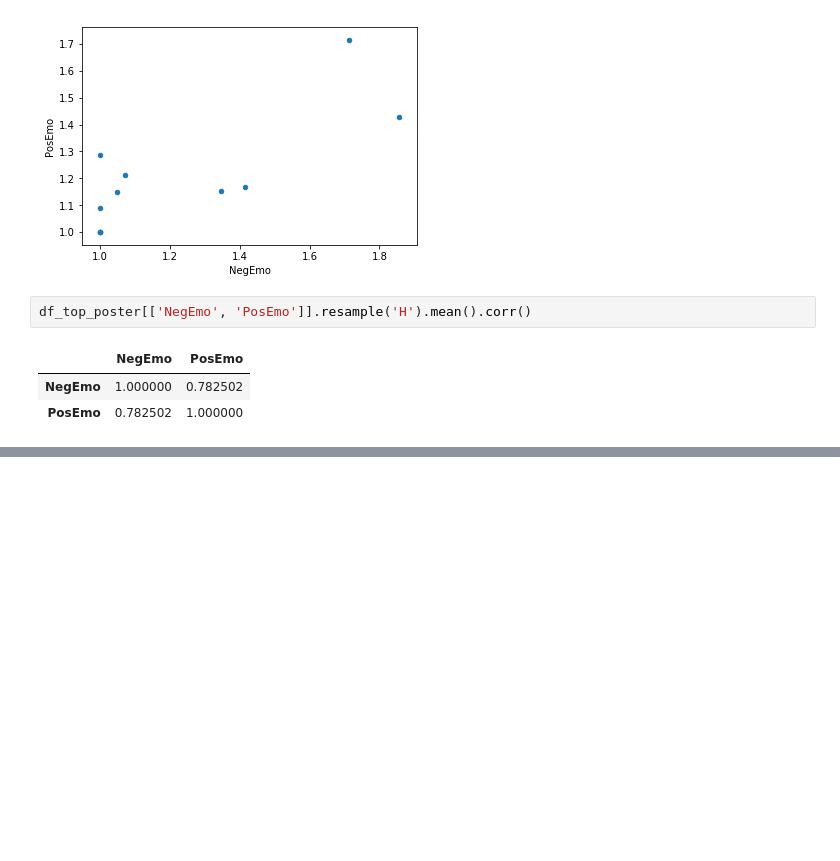
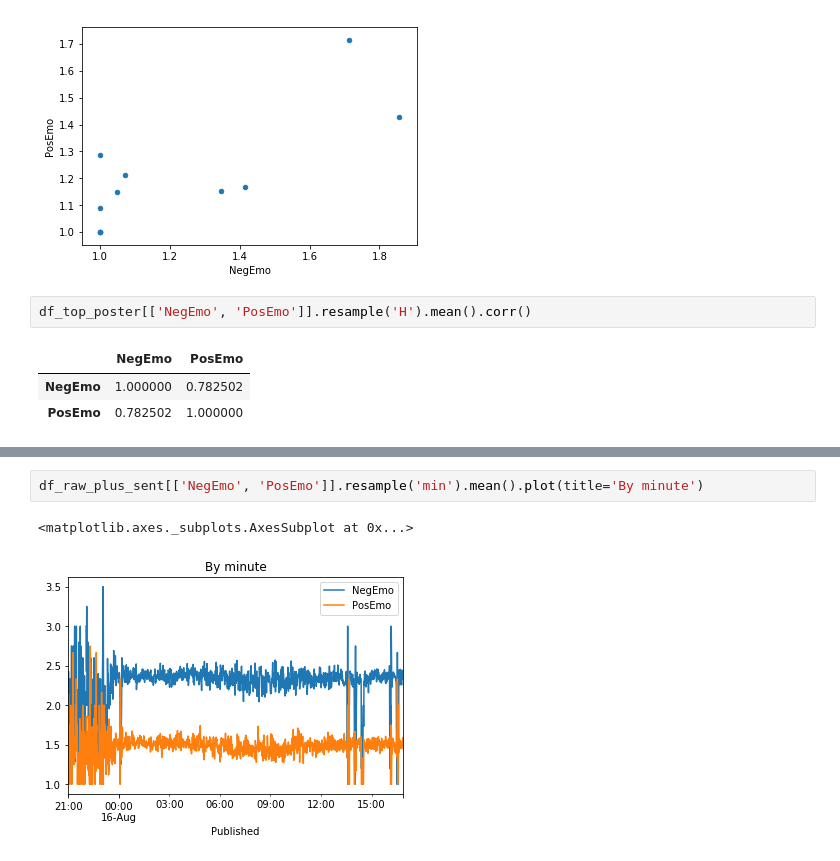
Before and after one commit to Hudsonnc/siooscillate-twitter, a Jupyter notebook: Twitter+Times+Series.ipynb, the cells around one changed output, grey strips where cells are left out. Saved outputs shown, nothing was run; the diff lists cells and outputs as text; blank space fills up the shorter version.

```diff
--- a/Twitter+Times+Series.ipynb
+++ b/Twitter+Times+Series.ipynb
@@ -80,0 +92,5 @@ df_top_poster[['NegEmo', 'PosEmo']].resample('H').mean().corr()
+# %%
+df_raw_plus_sent[['NegEmo', 'PosEmo']].resample('min').mean().plot(title='By minute')
+# %% [output]
+<matplotlib.axes._subplots.AxesSubplot at 0x...>
+[figure, added]
```
Also changed, not shown: parts of 8 cells of this notebook.
